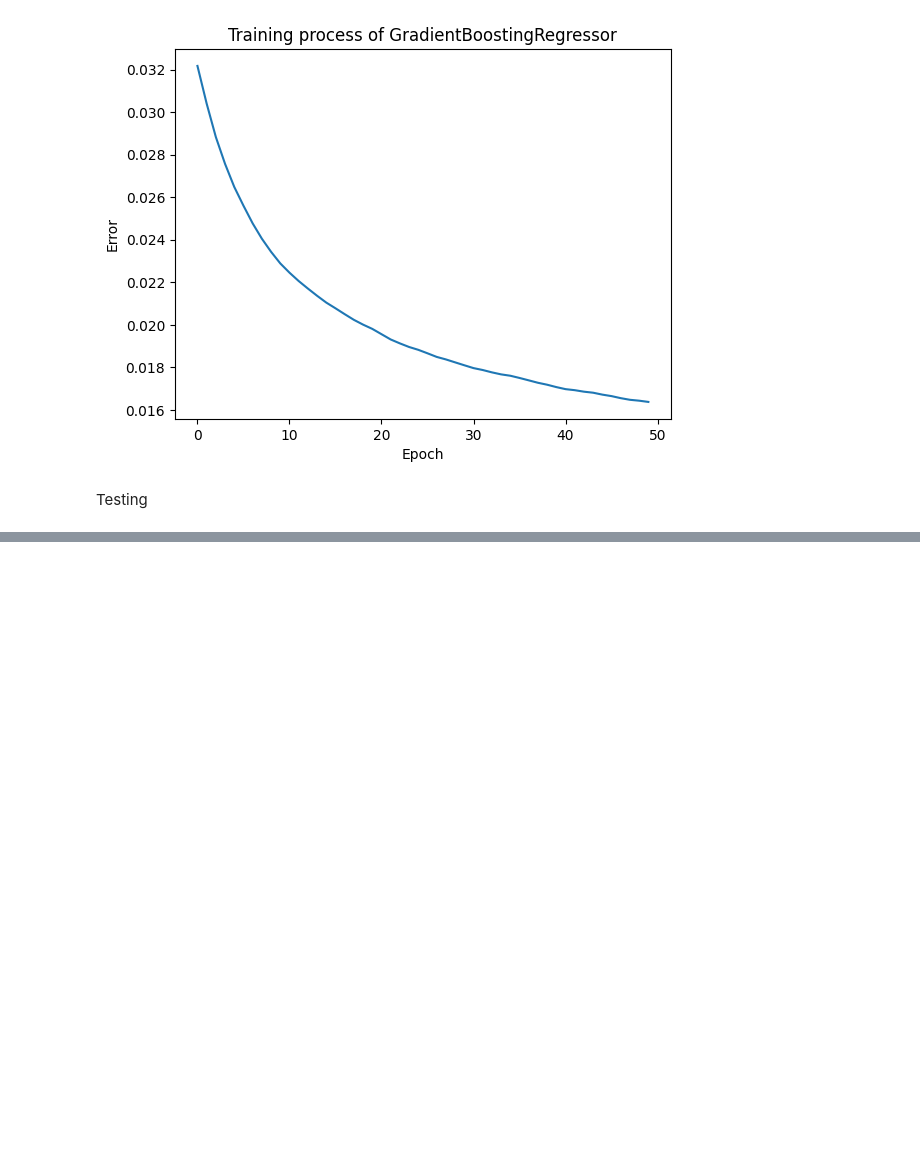
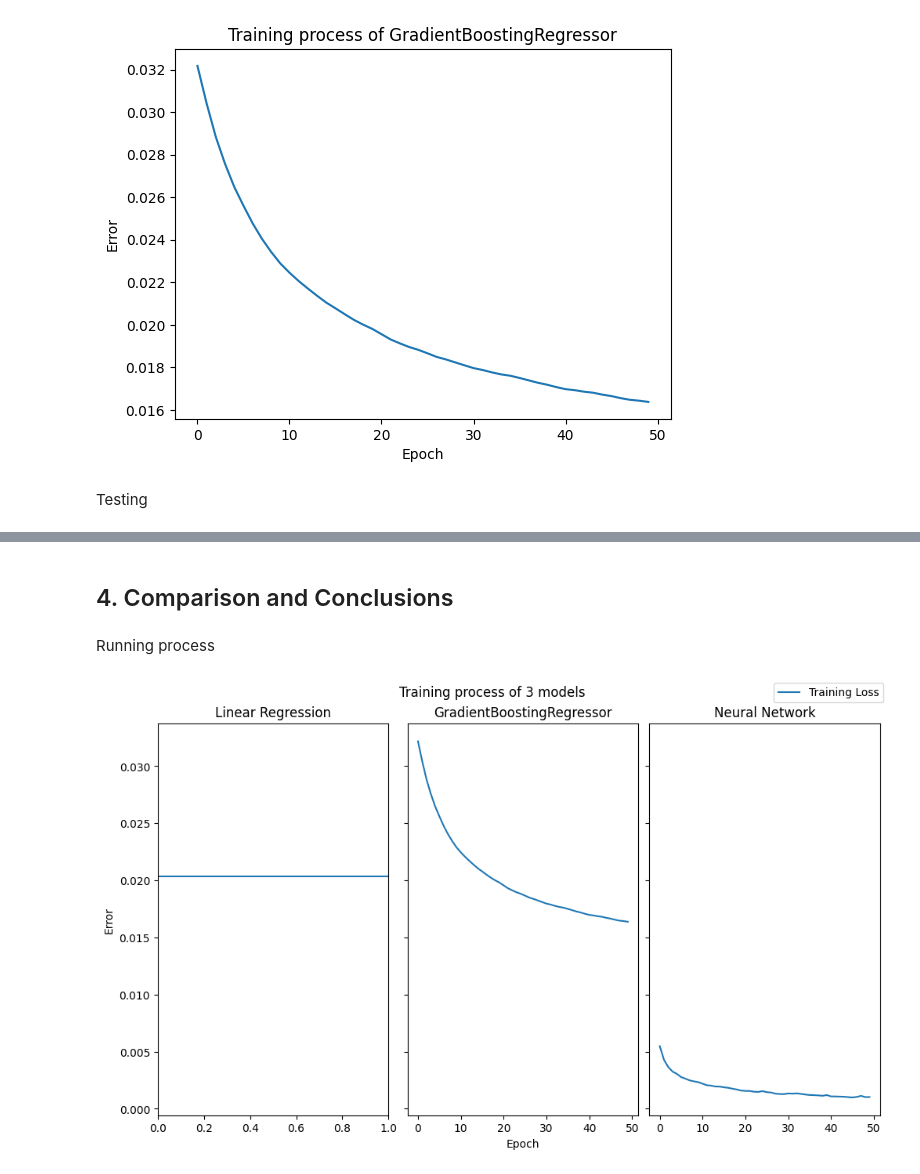
Before and after one commit to Khoa-Nguyen-Kevin/-hcmus_nmkhdl-Movie-Ratings-Analysis, a Jupyter notebook: src/notebooks/4.0-Data Modeling.ipynb, the cells around one changed output, grey strips where cells are left out. Drawn from its saved outputs; the diff is of its cells as text; code cells hidden in the pictures; blank space fills up the shorter version.

```diff
--- a/src/notebooks/4.0-Data Modeling.ipynb
+++ b/src/notebooks/4.0-Data Modeling.ipynb
@@ -107,0 +418,24 @@ MSE: 0.020113672002837927
+# %% [markdown]
+## 4. Comparison and Conclusions
+# %% [markdown]
+Running process
+# %%
+fig = plt.figure(figsize=(10,6),layout='constrained')
+axs = fig.subplots(1,3, sharey=True)
+#Linear regression
+lr_mse = mean_squared_error(my_best_model.predict(models_train[best_model_index]), linear_y_train)
+axs[0].axhline(lr_mse)
+axs[0].set_title('Linear Regression')
+axs[0].set_ylabel('Error')
+#GradientBoostingRegressor
+axs[1].plot(gradient_boost_scores)
+axs[1].set_title('GradientBoostingRegressor')
+axs[1].set_xlabel('Epoch')
+#Neural Network
+axs[2].plot(history.history['loss'], label='Training Loss')
+axs[2].set_title('Neural Network')
+
+fig.suptitle('Training process of 3 models')
+fig.legend();
+# %% [output]
+[figure, added]
```
Also changed, not shown: parts of 58 cells of this notebook.
